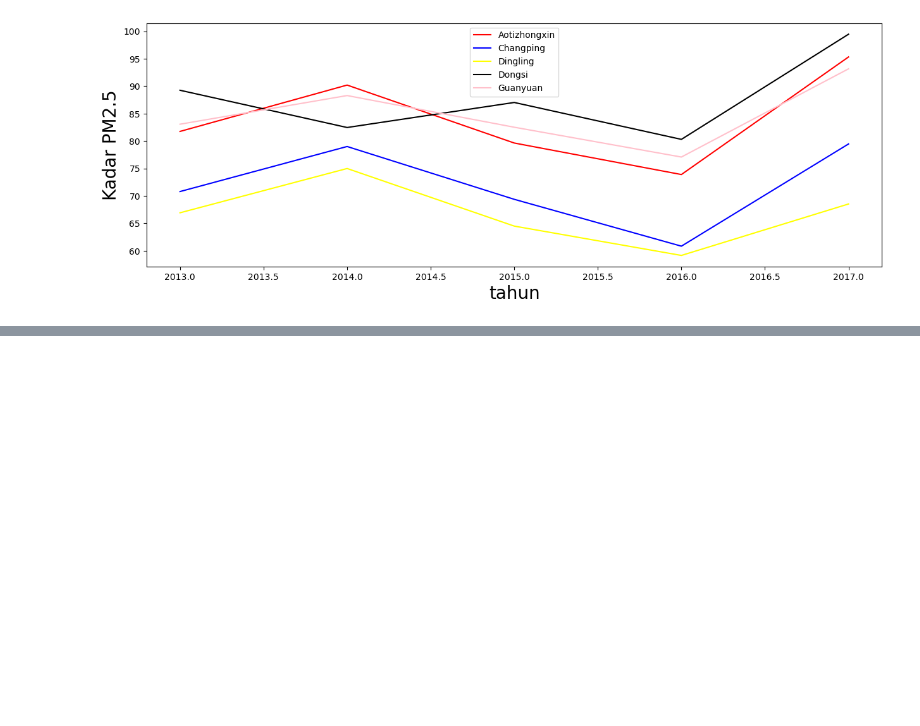
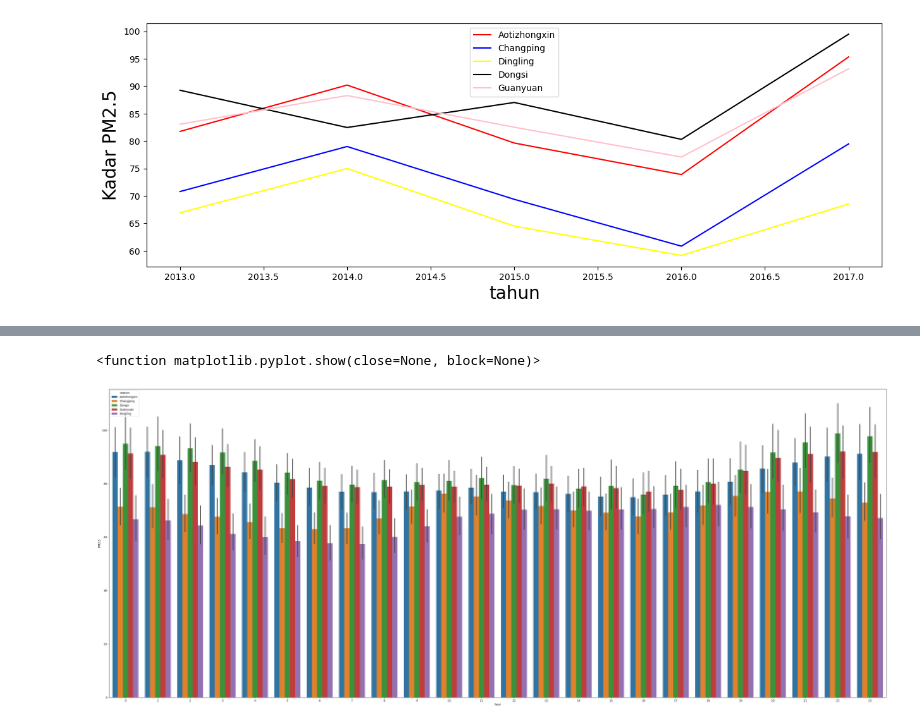
Before and after one commit to teduhafr/belajar_olah_data_python, a Jupyter notebook: submission_dicoding/new.ipynb, the cells around one changed output, grey strips where cells are left out. Saved outputs shown, nothing was run; the diff lists cells and outputs as text; code cells hidden in the pictures; blank space fills up the shorter version.

```diff
--- a/submission_dicoding/new.ipynb
+++ b/submission_dicoding/new.ipynb
@@ -270,0 +346,4 @@ interactive(children=(Dropdown(description='tahun', options=(2013, 2014, 2015, 2
+# %%
+#bia kita lihat tingkat terendah di 7, tetapi justru naik di malam hari. dari pukul 18 - 6 pagi itu naik.
+#kita buat lebih komprehensif dengan melihat berdasarkan tahun supaya bisa membandungkan
+kota_perjam = data_df.pivot_table(['PM2.5', 'PM10'], ['hour', 'yearmonth', 'station'], aggfunc='mean').reset_index()
@@ -270,0 +352,8 @@ interactive(children=(Dropdown(description='tahun', options=(2013, 2014, 2015, 2
+# %%
+#mengelompokan per jam per kota
+plt.figure(figsize=(50, 20))
+sns.barplot(data=kota_perjam, x = 'hour', y = 'PM2.5', hue = 'station')
+plt.show
+# %% [output]
+<function matplotlib.pyplot.show(close=None, block=None)>
+[figure, added]
```
Also changed, not shown: parts of 29 cells of this notebook, 7 other files.
